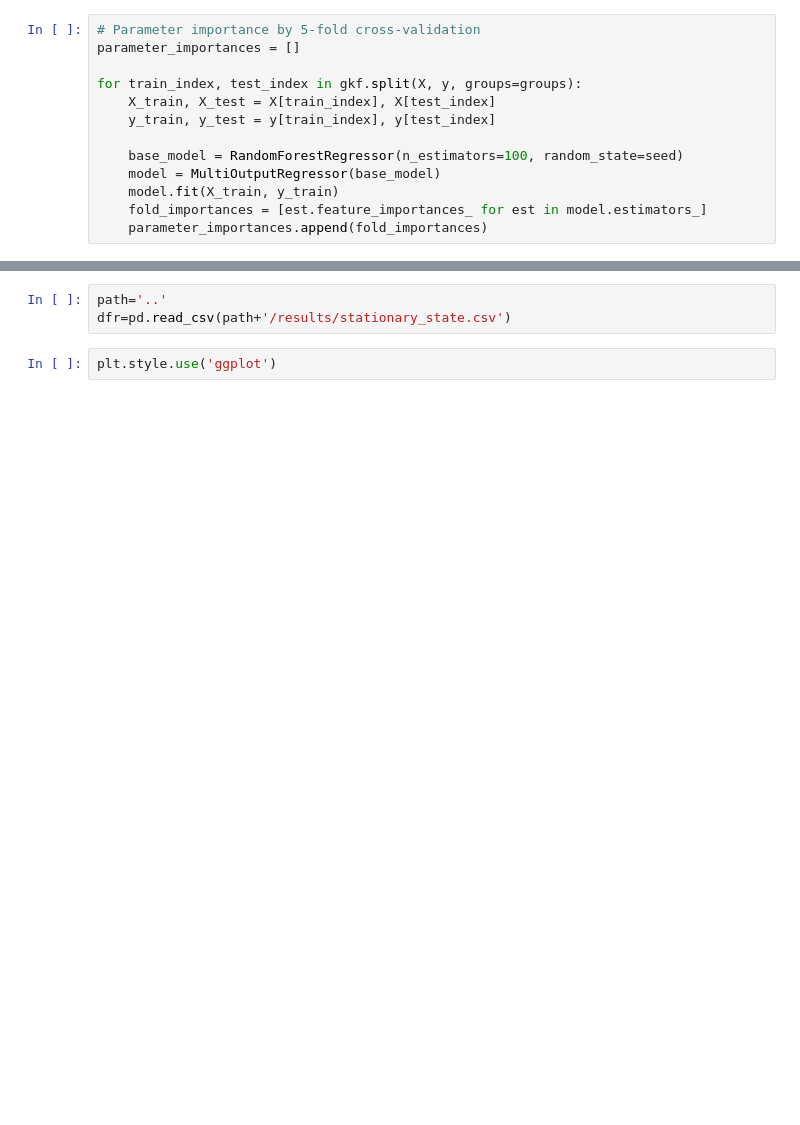
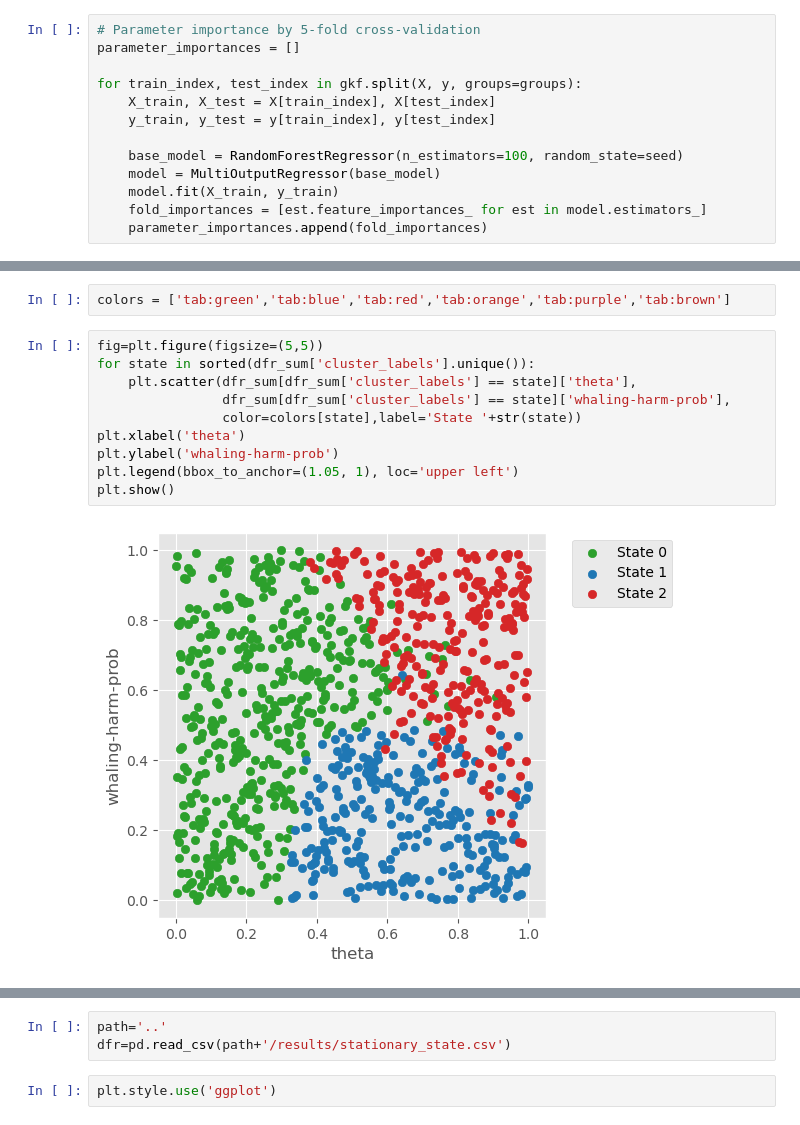
Before and after one commit to jismartin/kawesqarcoop, a Jupyter notebook: notebooks/lhs_analysis.ipynb, the cells around one changed output, grey strips where cells are left out. Saved outputs shown, nothing was run; the diff lists cells and outputs as text; blank space fills up the shorter version.

```diff
--- a/notebooks/lhs_analysis.ipynb
+++ b/notebooks/lhs_analysis.ipynb
@@ -159,0 +437,14 @@ dtype: float64
+# %%
+colors = ['tab:green','tab:blue','tab:red','tab:orange','tab:purple','tab:brown']
+# %%
+fig=plt.figure(figsize=(5,5))
+for state in sorted(dfr_sum['cluster_labels'].unique()):
+    plt.scatter(dfr_sum[dfr_sum['cluster_labels'] == state]['theta'],
+                dfr_sum[dfr_sum['cluster_labels'] == state]['whaling-harm-prob'],
+                color=colors[state],label='State '+str(state))
+plt.xlabel('theta')
+plt.ylabel('whaling-harm-prob')
+plt.legend(bbox_to_anchor=(1.05, 1), loc='upper left')
+plt.show()
+# %% [output]
+[figure, added]
```
Also changed, not shown: parts of 48 cells of this notebook, 1 other file.
